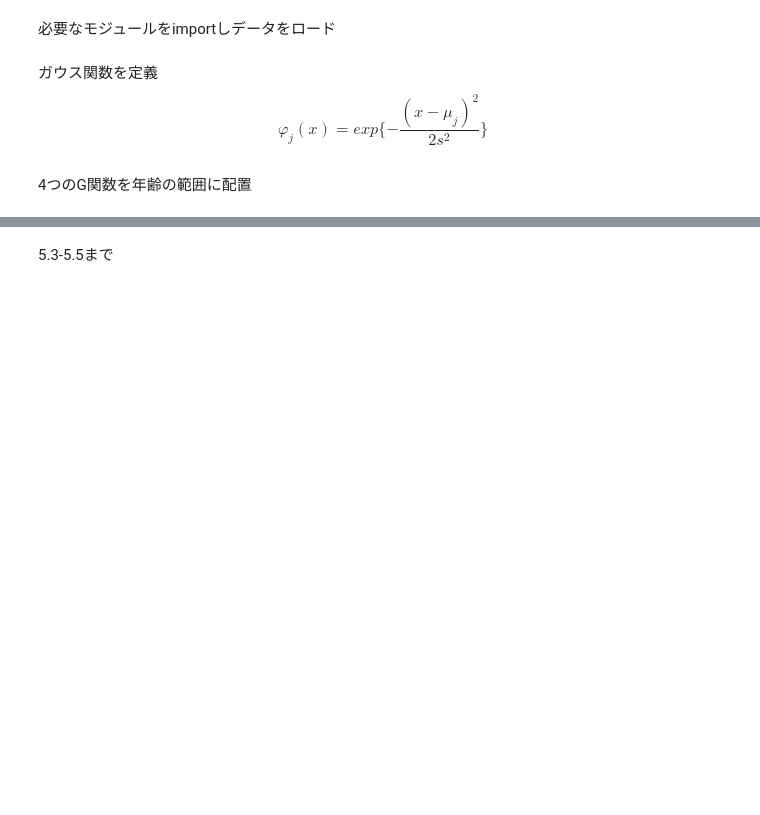
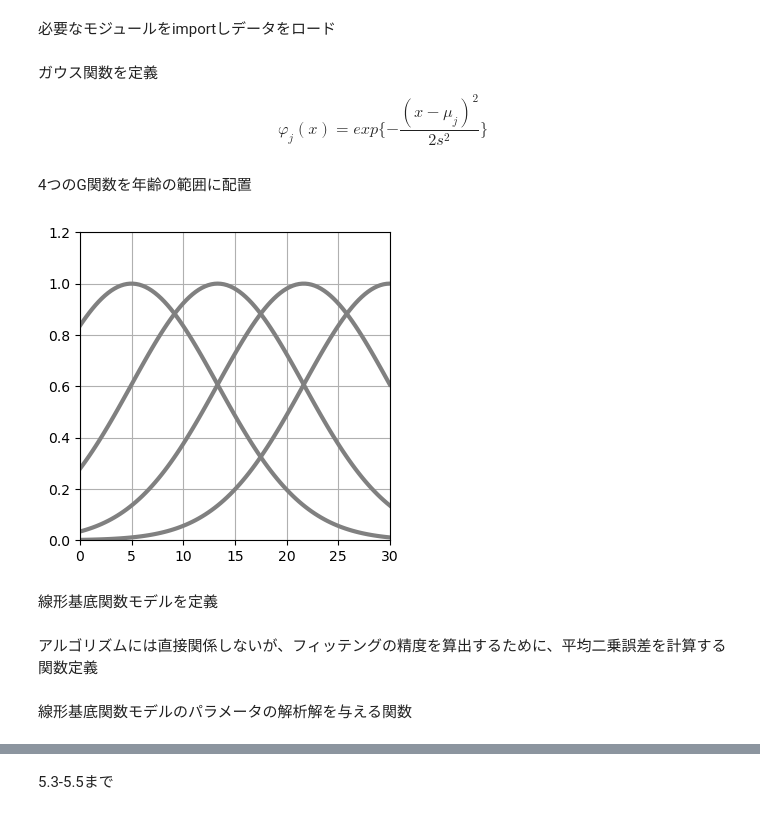
Before and after one commit to a2c6201/ml_labo, a Jupyter notebook: ml_text/section5.ipynb, the cells around one changed output, grey strips where cells are left out. Saved outputs shown, nothing was run; the diff lists cells and outputs as text; code cells hidden in the pictures; blank space fills up the shorter version.

```diff
--- a/ml_text/section5.ipynb
+++ b/ml_text/section5.ipynb
@@ -547,11 +547,22 @@ def gauss(x, mu, s):
 # %%
 # メイン
 M = 4                                 # ガウス関数の数
 mu = np.linspace(5, 30, M)            # 平均値の初期値
 s = mu[1] - mu[0]                     # 標準偏差パラメータ
 xb = np.linspace(X_min, X_max, 100)   # 等間隔の100個のxの値
 y = np.zeros((M, 100))                # 100個のxに対する4つのガウス関数の出力を格納する行列
 for j in range(M):
-    plt.plot(xb, y[j, :], 'gray', linewidth=3)     # ガウス関数の計算
+    y[j, :] = gauss(xb, mu[j], s)     # 4つのガウス関数の出力を計算
+
+# グラフの表示
+plt.figure(figsize=(4, 4))
+for j in range(M):
+    plt.plot(xb, y[j, :], 'gray', linewidth=3)
 plt.xlim(X_min, X_max)
 plt.ylim(0, 1.2)
+plt.grid(True)
+plt.show()
+# %% [output]
+[figure, added]
+# %% [markdown]
+線形基底関数モデルを定義
@@ -557,0 +581,2 @@ plt.ylim(0, 1.2)
+# %% [markdown]
+アルゴリズムには直接関係しないが、フィッテングの精度を算出するために、平均二乗誤差を計算する関数定義
@@ -557,0 +588,2 @@ plt.ylim(0, 1.2)
+# %% [markdown]
+線形基底関数モデルのパラメータの解析解を与える関数
```
Also changed, not shown: parts of 32 cells of this notebook, 1 other file.
